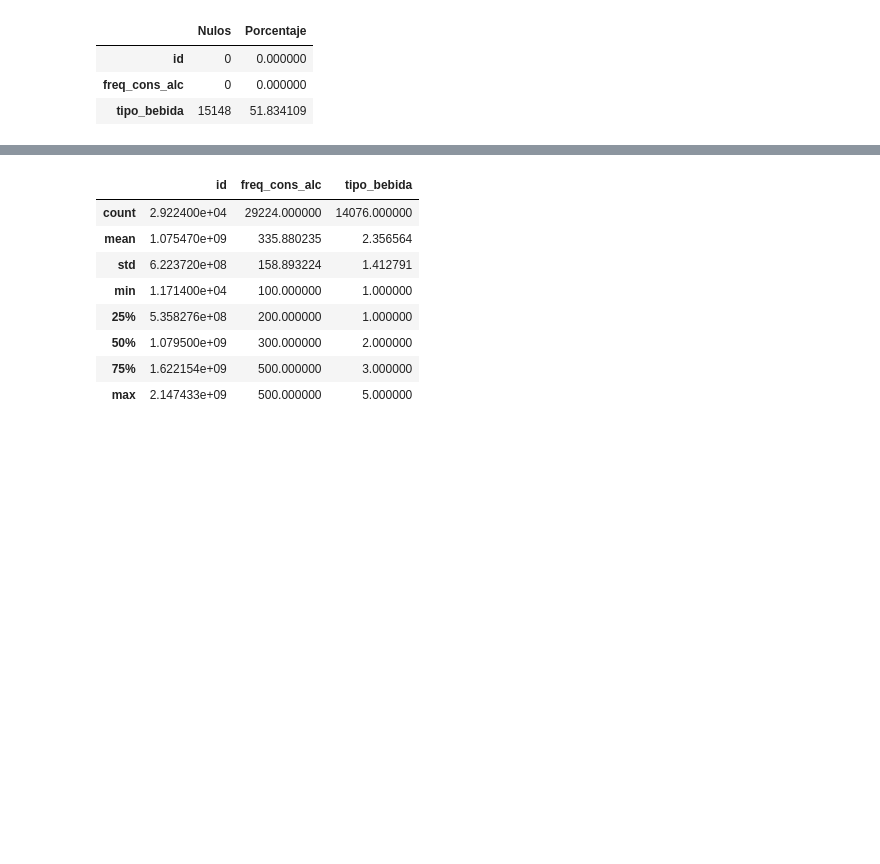
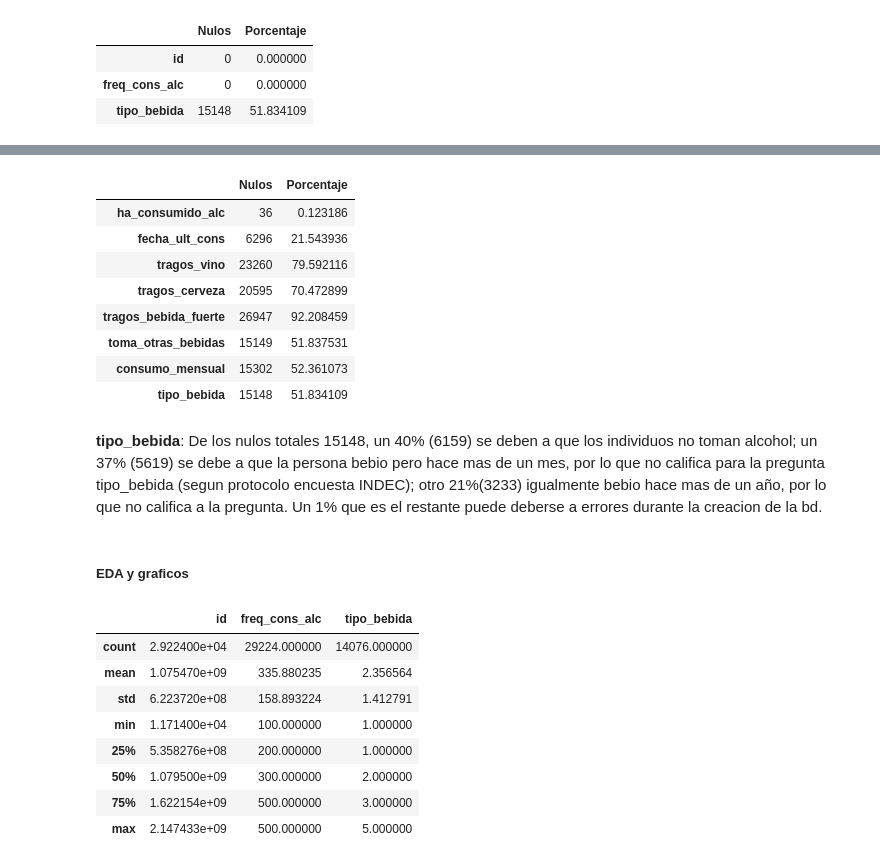
Before and after one commit to Data-Science-YPF/factores_riesgo, a Jupyter notebook: analisisBD.ipynb, the cells around one changed output, grey strips where cells are left out. Saved outputs shown, nothing was run; the diff lists cells and outputs as text; code cells hidden in the pictures; blank space fills up the shorter version.

Commit message:
Completado: origen nulos columnas a utilizar

```diff
--- a/analisisBD.ipynb
+++ b/analisisBD.ipynb
@@ -446,6 +433,7 @@ columnas_alcohol = ['id', 'ha_consumido_alc', 'fecha_ult_cons', 'freq_30_ds', 'f
        'sobrecon_vino_notoma', 'sobrecon_cant_bebfuerte',
        'sobrecon_bebfuerte_notoma', 'sobrecon_otrasb', 'manejo_alcholizado30',
        'aprueba_aumento_imp_alchol', 'consumo_regular_riesgo',
-       'consumo_mensual']
+       'consumo_mensual','consumo_vino', 'consumo_cerveza',
+       'consumo_bebidas_fuertes', 'tipo_bebida']
 
 consumo_alcohol_nofiltro = filtrar_columnas(friesgo_2018_raw,columnas_alcohol)
@@ -452,3 +454,19 @@ consumo_alcohol_nofiltro = filtrar_columnas(friesgo_2018_raw,columnas_alcohol)
+# %%
+calcular_nulos_y_porcentaje(consumo_alcohol_nofiltro[['ha_consumido_alc','fecha_ult_cons','tragos_vino','tragos_cerveza','tragos_bebida_fuerte','toma_otras_bebidas','consumo_mensual','tipo_bebida']])
+# %% [output]
+|  | Nulos | Porcentaje |
+| ha_consumido_alc | 36 | 0.123186 |
+| fecha_ult_cons | 6296 | 21.543936 |
+| tragos_vino | 23260 | 79.592116 |
+| tragos_cerveza | 20595 | 70.472899 |
+| tragos_bebida_fuerte | 26947 | 92.208459 |
+| toma_otras_bebidas | 15149 | 51.837531 |
+| consumo_mensual | 15302 | 52.361073 |
+| tipo_bebida | 15148 | 51.834109 |
+# %% [markdown]
+__tipo_bebida__: De los nulos totales 15148, un 40% (6159) se deben a que los individuos no toman alcohol; un 37% (5619) se debe a que la persona bebio pero hace mas de un mes, por lo que no califica para la pregunta tipo_bebida (segun protocolo encuesta INDEC); otro 21%(3233) igualmente bebio hace mas de un año, por lo que no califica a la pregunta. Un 1% que es el restante puede deberse a errores durante la creacion de la bd.
+# %% [markdown]
+##### EDA y graficos
 # %%
 consumo_alcohol.describe()
 # %% [output]
```
Also changed, not shown: parts of 10 cells of this notebook.
